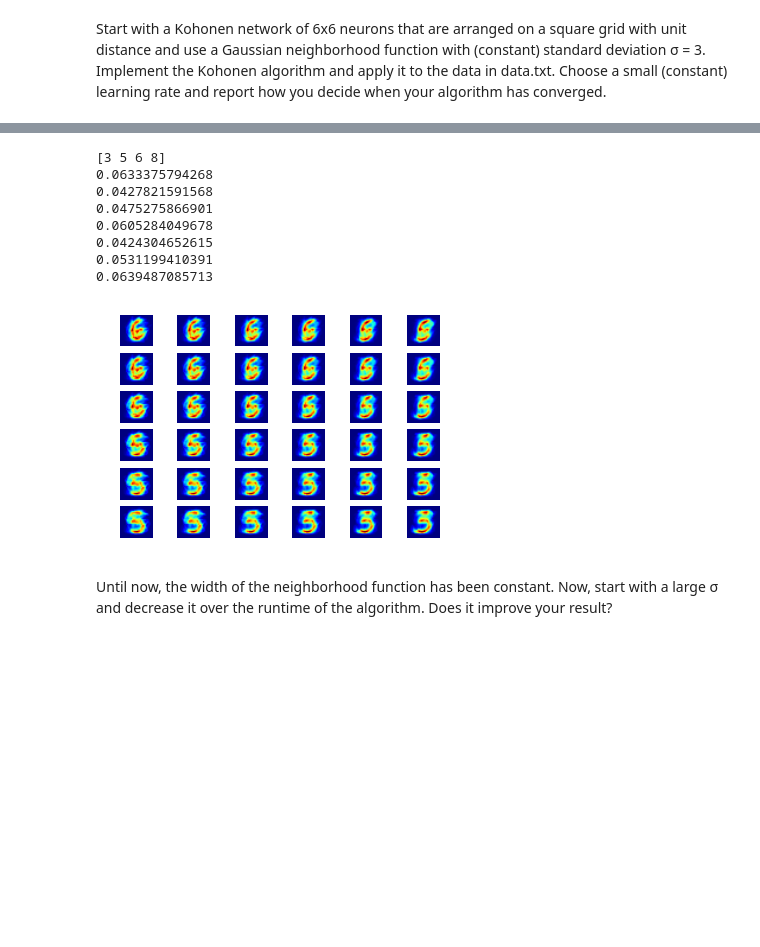
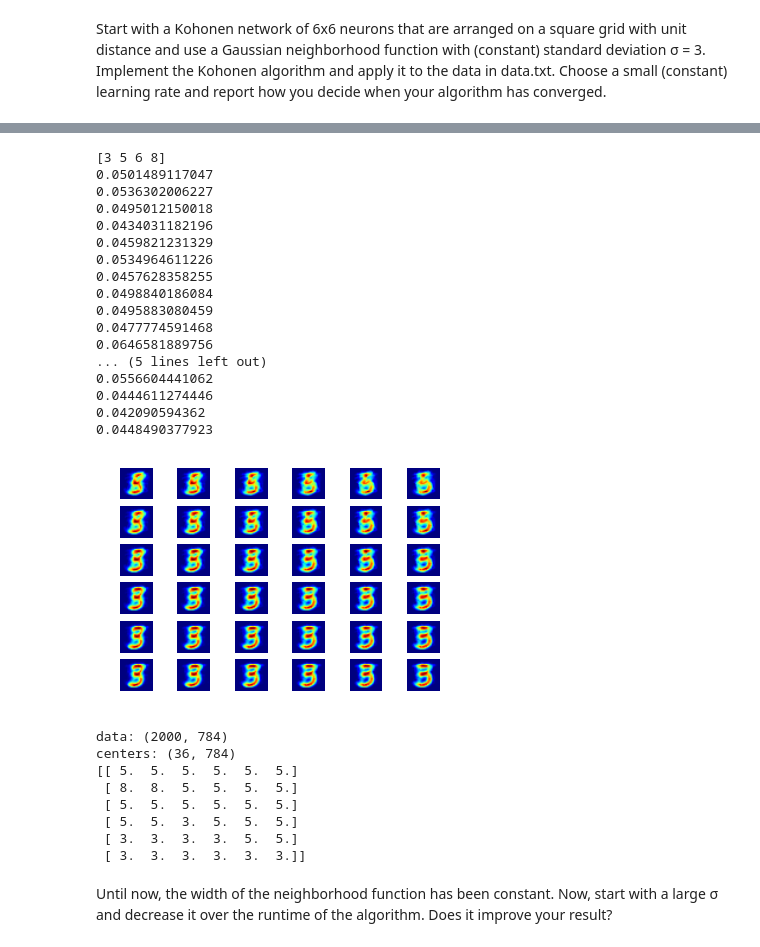
Before and after one commit to PaluchowskiMatthew/GuacOverflow, a Jupyter notebook: Project 1/miniproject1_data/Kohonen MiniProject 1.ipynb, the cells around one changed output, grey strips where cells are left out. Saved outputs shown, nothing was run; the diff lists cells and outputs as text; code cells hidden in the pictures; blank space fills up the shorter version.

```diff
--- a/Project 1/miniproject1_data/Kohonen MiniProject 1.ipynb
+++ b/Project 1/miniproject1_data/Kohonen MiniProject 1.ipynb
@@ -179,3 +179,6 @@ def kohonen(**kwarg):
         current_iter += 1
     print(np.sum(abs(centers - old_centers)) / np.sum(abs(old_centers)))
     plot_centers(centers, size_k)
+
+    assignments = get_assignments(centers, data, labels)
+    print_assignments(assignments)
@@ -201,15 +268,33 @@ decide when your algorithm has converged.
 # %%
-kohonen(size=6, sig=3.0, learning_rate=0.1, maxiter=6000)
+maximum_iterations = 6*6*500+1000 # 19k
+kohonen(size=6, sig=3.0, learning_rate=0.1, maxiter=maximum_iterations)
 # %% [output]
 [3 5 6 8]
-0.0633375794268
-0.0427821591568
-0.0475275866901
-0.0605284049678
-0.0424304652615
-0.0531199410391
-0.0639487085713
+0.0501489117047
+0.0536302006227
+0.0495012150018
+0.0434031182196
+0.0459821231329
+0.0534964611226
+0.0457628358255
+0.0498840186084
+0.0495883080459
+0.0477774591468
+0.0646581889756
+... (5 lines left out)
+0.0556604441062
+0.0444611274446
+0.042090594362
+0.0448490377923
-[figure, old version]
+[figure, new version]
+data: (2000, 784)
+centers: (36, 784)
+[[ 5.  5.  5.  5.  5.  5.]
+ [ 8.  8.  5.  5.  5.  5.]
+ [ 5.  5.  5.  5.  5.  5.]
+ [ 5.  5.  3.  5.  5.  5.]
+ [ 3.  3.  3.  3.  5.  5.]
+ [ 3.  3.  3.  3.  3.  3.]]
 # %% [markdown]
 Until now, the width of the neighborhood function has been constant. Now, start
 with a large σ and decrease it over the runtime of the algorithm. Does it improve
```
Also changed, not shown: parts of 4 cells of this notebook.
